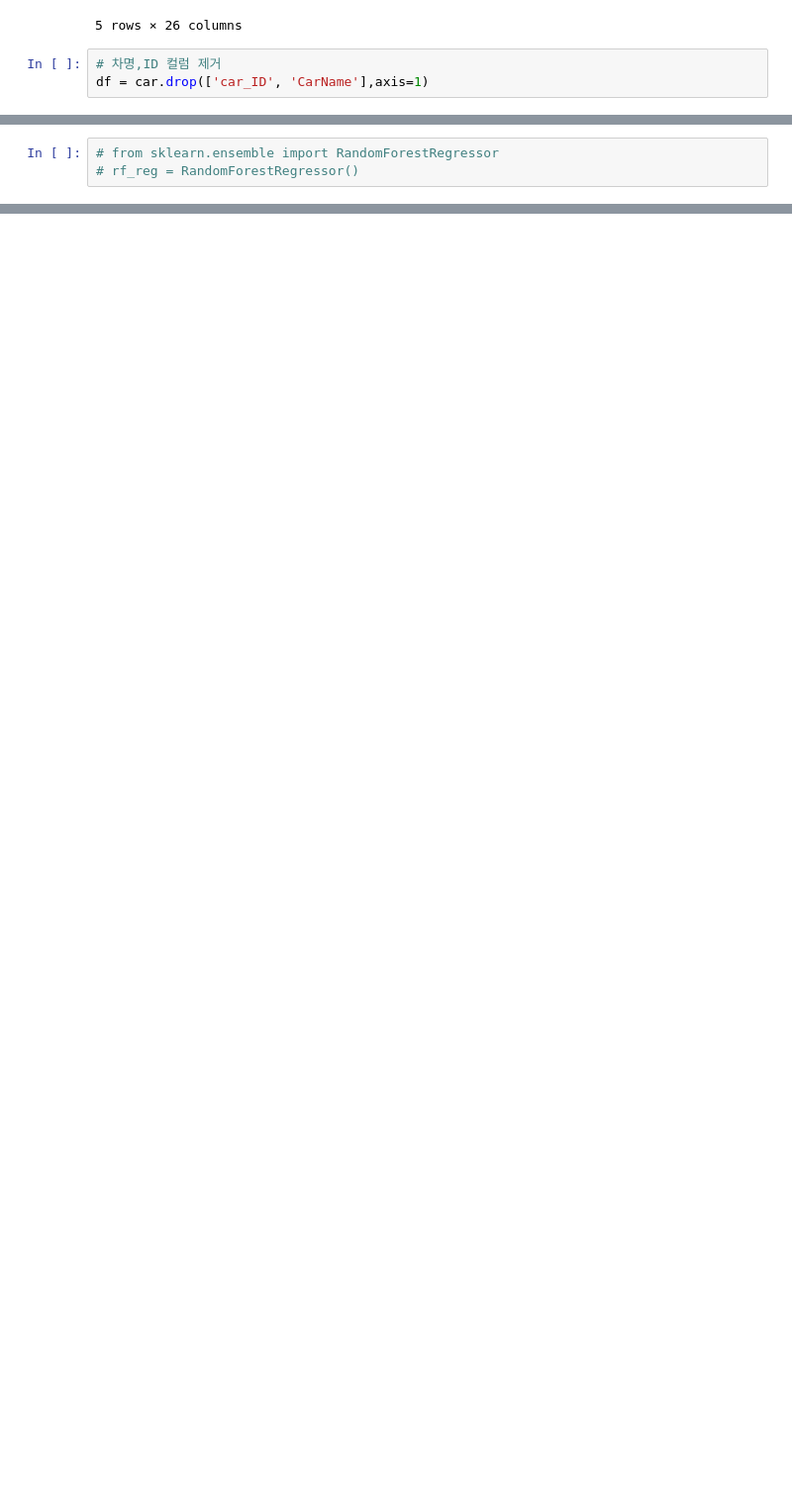
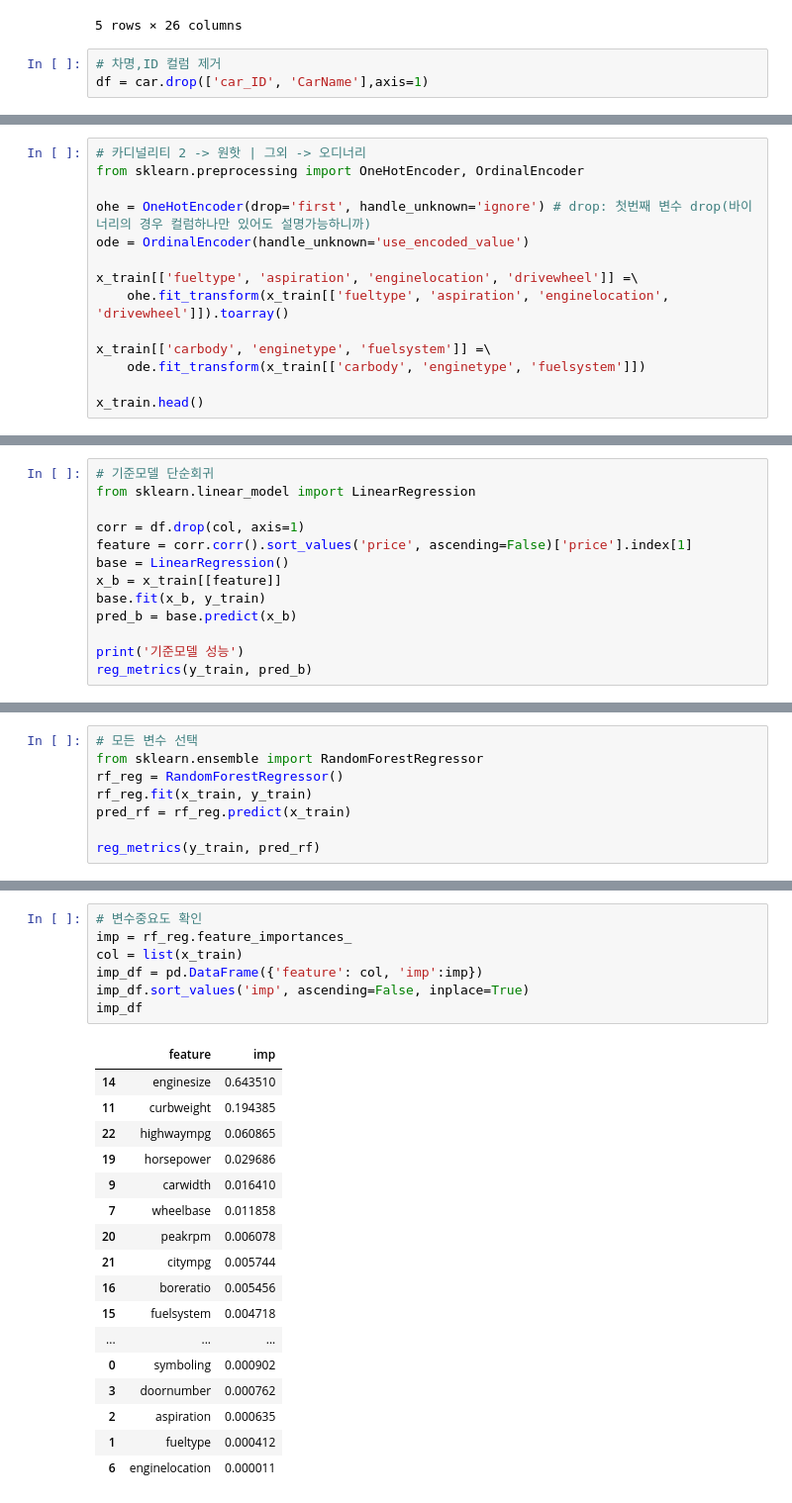
Before and after one commit to sai-with/ADP_prac, a Jupyter notebook: ML/앙상블.ipynb, the cells around one changed output, grey strips where cells are left out. Shown at 99% size. Saved outputs shown, nothing was run; the diff lists cells and outputs as text; blank space fills up the shorter version.

```diff
--- a/ML/앙상블.ipynb
+++ b/ML/앙상블.ipynb
@@ -588,0 +608,14 @@ ord = OrdinalEncoder()
+# %%
+# 카디널리티 2 -> 원핫 | 그외 -> 오디너리
+from sklearn.preprocessing import OneHotEncoder, OrdinalEncoder
+
+ohe = OneHotEncoder(drop='first', handle_unknown='ignore') # drop: 첫번째 변수 drop(바이너리의 경우 컬럼하나만 있어도 설명가능하니까)
+ode = OrdinalEncoder(handle_unknown='use_encoded_value')
+
+x_train[['fueltype', 'aspiration', 'enginelocation', 'drivewheel']] =\
+    ohe.fit_transform(x_train[['fueltype', 'aspiration', 'enginelocation', 'drivewheel']]).toarray()
+
+x_train[['carbody', 'enginetype', 'fuelsystem']] =\
+    ode.fit_transform(x_train[['carbody', 'enginetype', 'fuelsystem']])
+
+x_train.head()
@@ -588,0 +624,13 @@ ord = OrdinalEncoder()
+# %%
+# 기준모델 단순회귀
+from sklearn.linear_model import LinearRegression
+
+corr = df.drop(col, axis=1)
+feature = corr.corr().sort_values('price', ascending=False)['price'].index[1]
+base = LinearRegression()
+x_b = x_train[[feature]]
+base.fit(x_b, y_train)
+pred_b = base.predict(x_b)
+
+print('기준모델 성능')
+reg_metrics(y_train, pred_b)
@@ -589,3 +641,8 @@ ord = OrdinalEncoder()
 # %%
-# from sklearn.ensemble import RandomForestRegressor
-# rf_reg = RandomForestRegressor()
+# 모든 변수 선택
+from sklearn.ensemble import RandomForestRegressor
+rf_reg = RandomForestRegressor()
+rf_reg.fit(x_train, y_train)
+pred_rf = rf_reg.predict(x_train)
+
+reg_metrics(y_train, pred_rf)
@@ -591,0 +652,25 @@ ord = OrdinalEncoder()
+# %%
+# 변수중요도 확인
+imp = rf_reg.feature_importances_
+col = list(x_train)
+imp_df = pd.DataFrame({'feature': col, 'imp':imp})
+imp_df.sort_values('imp', ascending=False, inplace=True)
+imp_df
+# %% [output]
+|  | feature | imp |
+| 14 | enginesize | 0.643510 |
+| 11 | curbweight | 0.194385 |
+| 22 | highwaympg | 0.060865 |
+| 19 | horsepower | 0.029686 |
+| 9 | carwidth | 0.016410 |
+| 7 | wheelbase | 0.011858 |
+| 20 | peakrpm | 0.006078 |
+| 21 | citympg | 0.005744 |
+| 16 | boreratio | 0.005456 |
+| 15 | fuelsystem | 0.004718 |
+| ... | ... | ... |
+| 0 | symboling | 0.000902 |
+| 3 | doornumber | 0.000762 |
+| 2 | aspiration | 0.000635 |
+| 1 | fueltype | 0.000412 |
+| 6 | enginelocation | 0.000011 |
```
Also changed, not shown: parts of 18 cells of this notebook.
